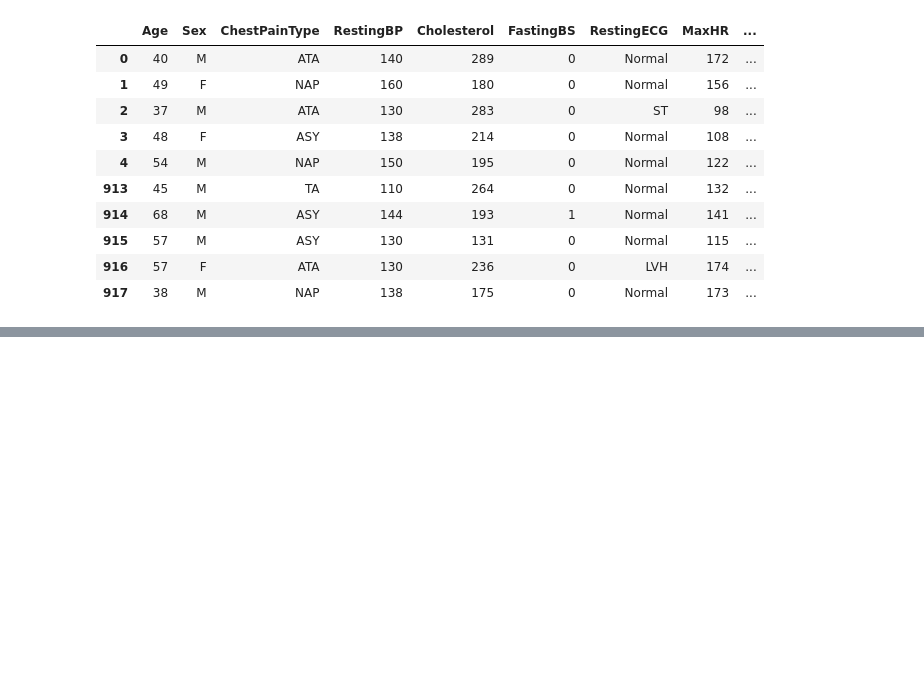
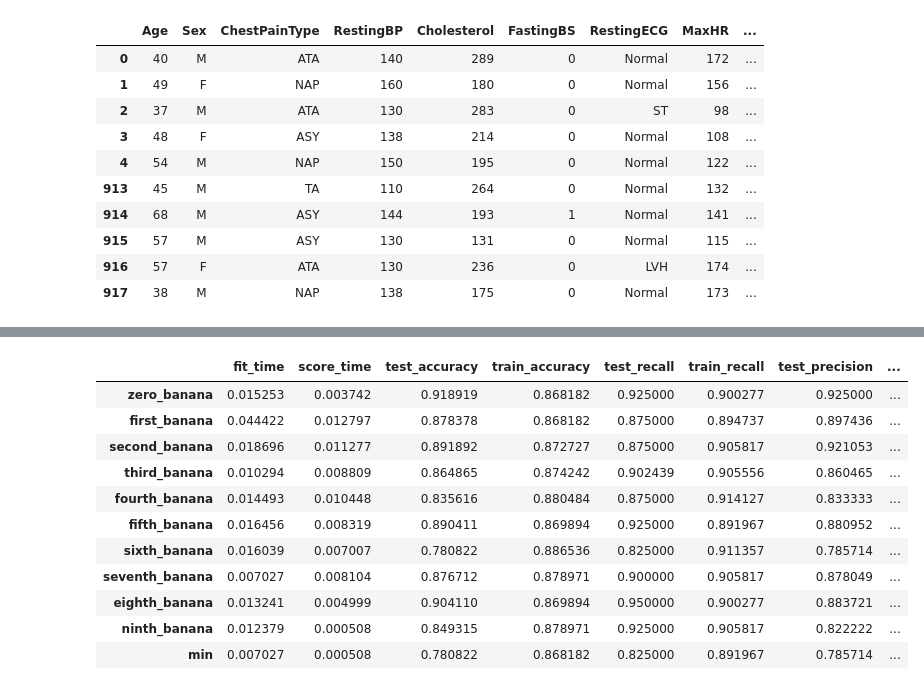
Before and after one commit to archimage-wiz/DS_ModelsParametersModule1, a Jupyter notebook: 14ModelQualityImprovement/hw.ipynb, the cells around one changed output, grey strips where cells are left out. Saved outputs shown, nothing was run; the diff lists cells and outputs as text; code cells hidden in the pictures; blank space fills up the shorter version.

```diff
--- a/14ModelQualityImprovement/hw.ipynb
+++ b/14ModelQualityImprovement/hw.ipynb
@@ -93,0 +104,45 @@ xx.apply(lambda x: x.value_counts())
+# %%
+from sklearn.linear_model import LogisticRegression
+from sklearn.model_selection import cross_validate
+
+model = LogisticRegression()
+
+def cvb(model, x, y):
+    cvx = cross_validate(model,
+                        x,
+                        y,
+                        cv=10,
+                        return_train_score=True,
+                        scoring=['accuracy', 'recall', 'precision', 'f1'])
+    x = pd.DataFrame(cvx).T
+    number_to_word = {
+        0: 'zero',
+        1: 'first',
+        2: 'second',
+        3: 'third',
+        4: 'fourth',
+        5: 'fifth',
+        6: 'sixth',
+        7: 'seventh',
+        8: 'eighth',
+        9: 'ninth'
+    }
+    x = x.rename(columns=number_to_word)
+    x.columns += "_banana"
+    x['min'] = x.min(axis=1)
+    return x.T
+
+cvb(model, X_train, y_train)
+# %% [output]
+|  | fit_time | score_time | test_accuracy | train_accuracy | test_recall | train_recall | test_precision | ... |
+| zero_banana | 0.015253 | 0.003742 | 0.918919 | 0.868182 | 0.925000 | 0.900277 | 0.925000 | ... |
+| first_banana | 0.044422 | 0.012797 | 0.878378 | 0.868182 | 0.875000 | 0.894737 | 0.897436 | ... |
+| second_banana | 0.018696 | 0.011277 | 0.891892 | 0.872727 | 0.875000 | 0.905817 | 0.921053 | ... |
+| third_banana | 0.010294 | 0.008809 | 0.864865 | 0.874242 | 0.902439 | 0.905556 | 0.860465 | ... |
+| fourth_banana | 0.014493 | 0.010448 | 0.835616 | 0.880484 | 0.875000 | 0.914127 | 0.833333 | ... |
+| fifth_banana | 0.016456 | 0.008319 | 0.890411 | 0.869894 | 0.925000 | 0.891967 | 0.880952 | ... |
+| sixth_banana | 0.016039 | 0.007007 | 0.780822 | 0.886536 | 0.825000 | 0.911357 | 0.785714 | ... |
+| seventh_banana | 0.007027 | 0.008104 | 0.876712 | 0.878971 | 0.900000 | 0.905817 | 0.878049 | ... |
+| eighth_banana | 0.013241 | 0.004999 | 0.904110 | 0.869894 | 0.950000 | 0.900277 | 0.883721 | ... |
+| ninth_banana | 0.012379 | 0.000508 | 0.849315 | 0.878971 | 0.925000 | 0.905817 | 0.822222 | ... |
+| min | 0.007027 | 0.000508 | 0.780822 | 0.868182 | 0.825000 | 0.891967 | 0.785714 | ... |
```
Also changed, not shown: parts of 20 cells of this notebook.
